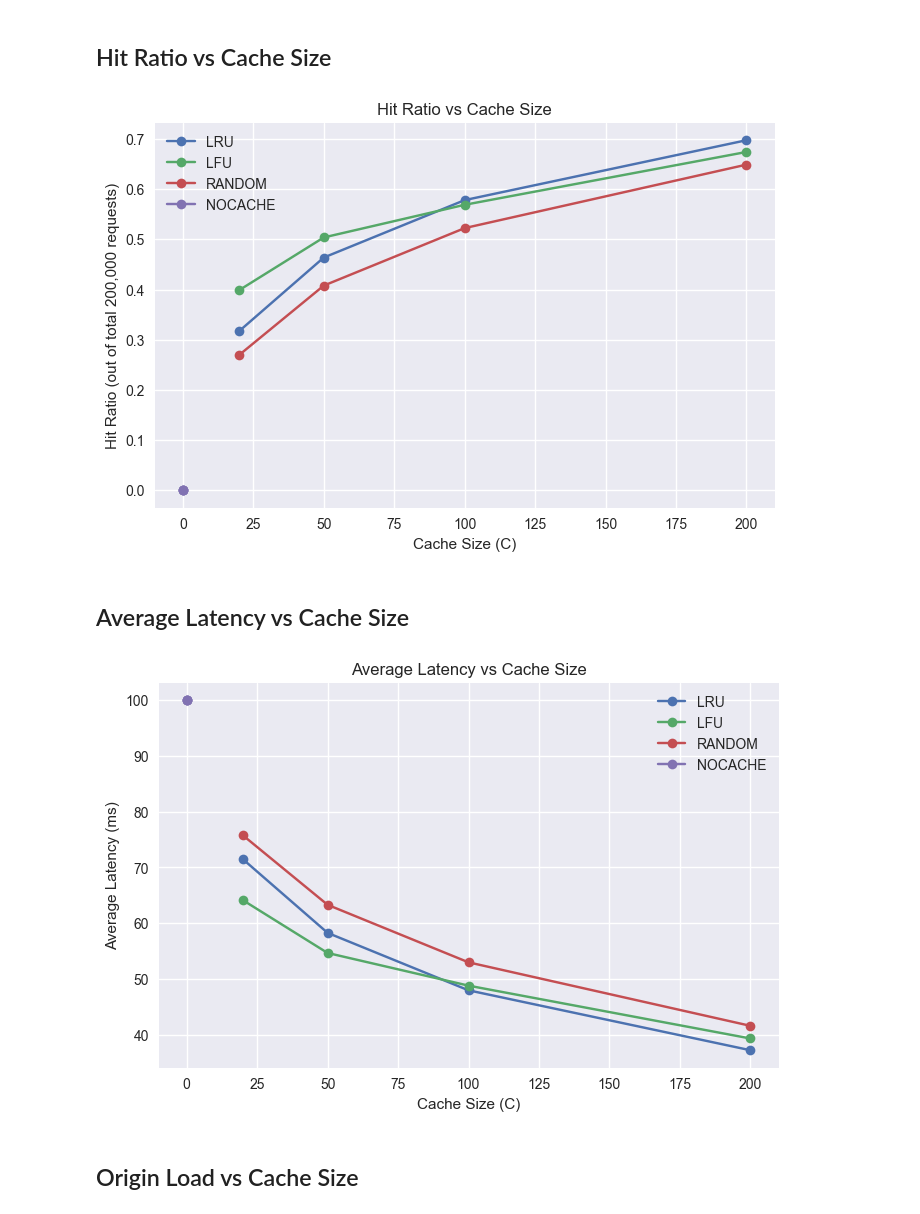
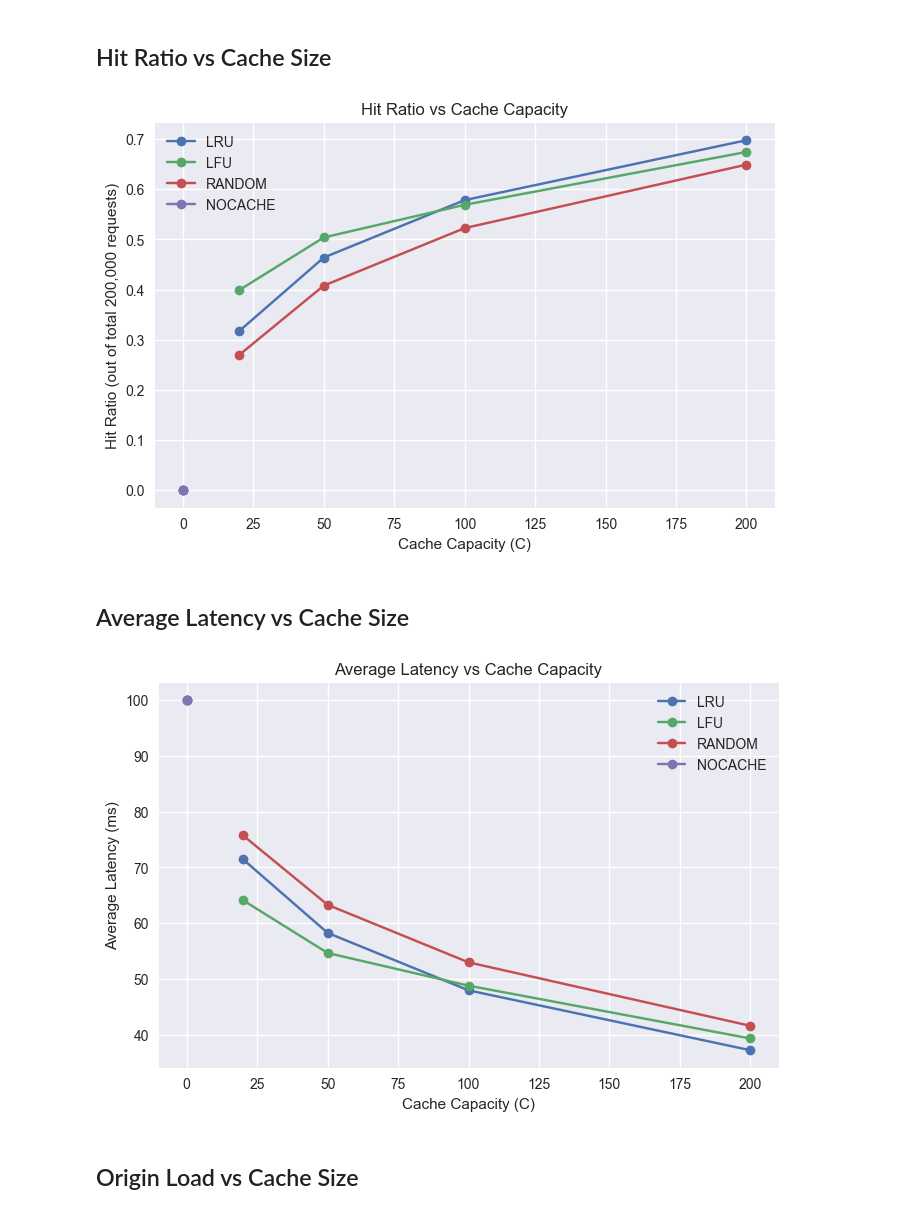
Before and after one commit to ibrikk/sdn-caching, a Jupyter notebook: analysis_plot.ipynb, the cells around one changed output. Saved outputs shown, nothing was run; the diff lists cells and outputs as text; code cells hidden in the pictures.

Commit message:
edit plots, add more stats

```diff
--- a/analysis_plot.ipynb
+++ b/analysis_plot.ipynb
@@ -51,17 +51,18 @@ cache_df, zipf_df, edge_df
 # %%
 plt.figure(figsize=(8,5))
 for pol in cache_df["policy"].unique():
     sub = cache_df[cache_df["policy"] == pol]
     plt.plot(sub["cache_size"], sub["hit_ratio"], marker="o", label=pol)
 
-plt.xlabel("Cache Size (C)")
+plt.xlabel("Cache Capacity (C)")
 plt.ylabel("Hit Ratio (out of total 200,000 requests)")
-plt.title("Hit Ratio vs Cache Size")
+plt.title("Hit Ratio vs Cache Capacity")
 plt.legend()
 plt.grid(True)
 plt.show()
+# 3nu bir birinin yaninda goster
 # %% [output]
-[figure, old version]
+[figure, new version]
 # %% [markdown]
 ## Average Latency vs Cache Size
 # %%
@@ -70,14 +71,14 @@ for pol in cache_df["policy"].unique():
     sub = cache_df[cache_df["policy"] == pol]
     plt.plot(sub["cache_size"], sub["avg_latency"], marker="o", label=pol)
 
-plt.xlabel("Cache Size (C)")
+plt.xlabel("Cache Capacity (C)")
 plt.ylabel("Average Latency (ms)")
-plt.title("Average Latency vs Cache Size")
+plt.title("Average Latency vs Cache Capacity")
 plt.legend()
 plt.grid(True)
 plt.show()
 # %% [output]
-[figure, old version]
+[figure, new version]
 # %% [markdown]
 ## Origin Load vs Cache Size
 # %%
```
Also changed, not shown: parts of 8 cells of this notebook, 1 other file.
